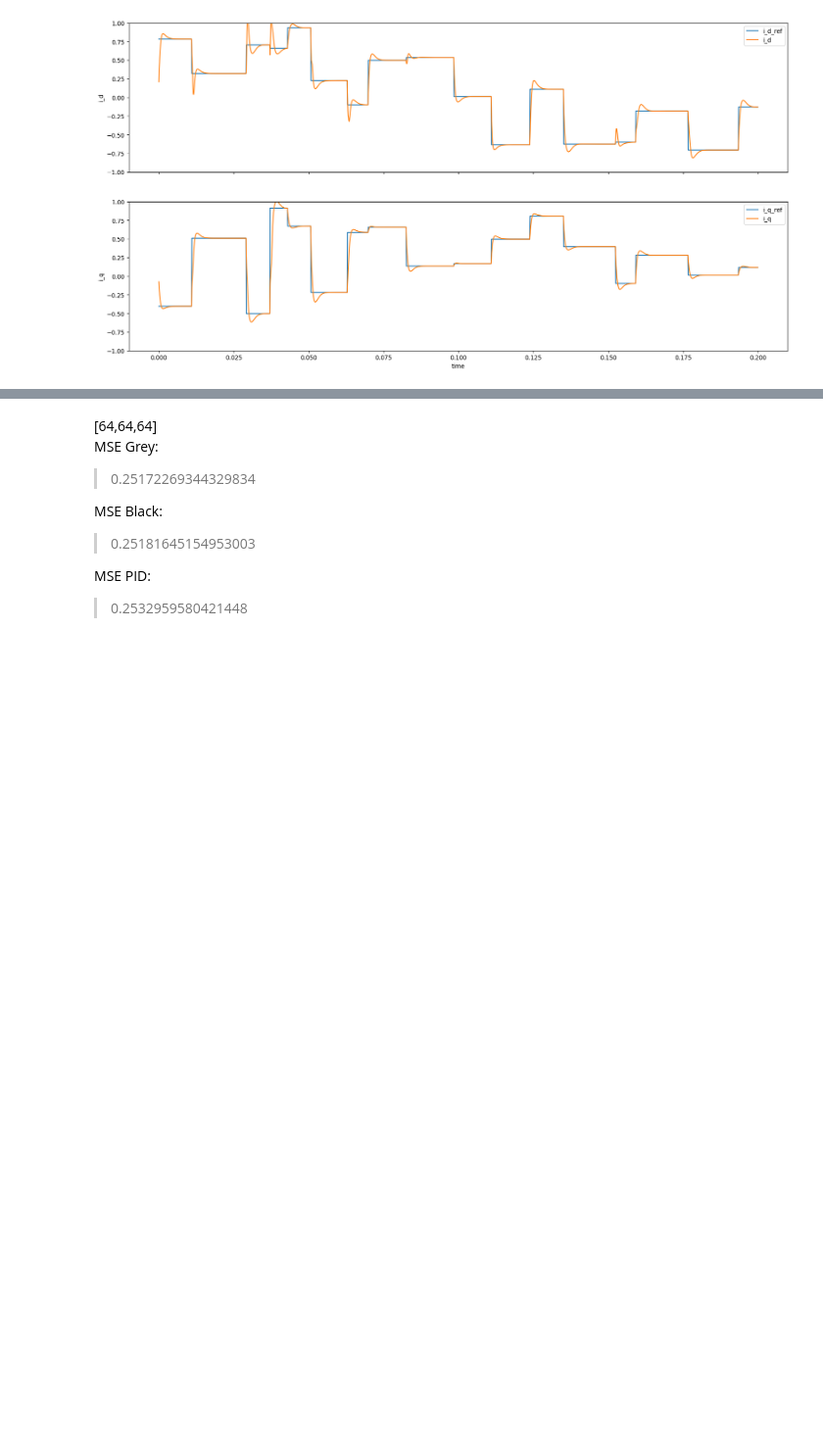
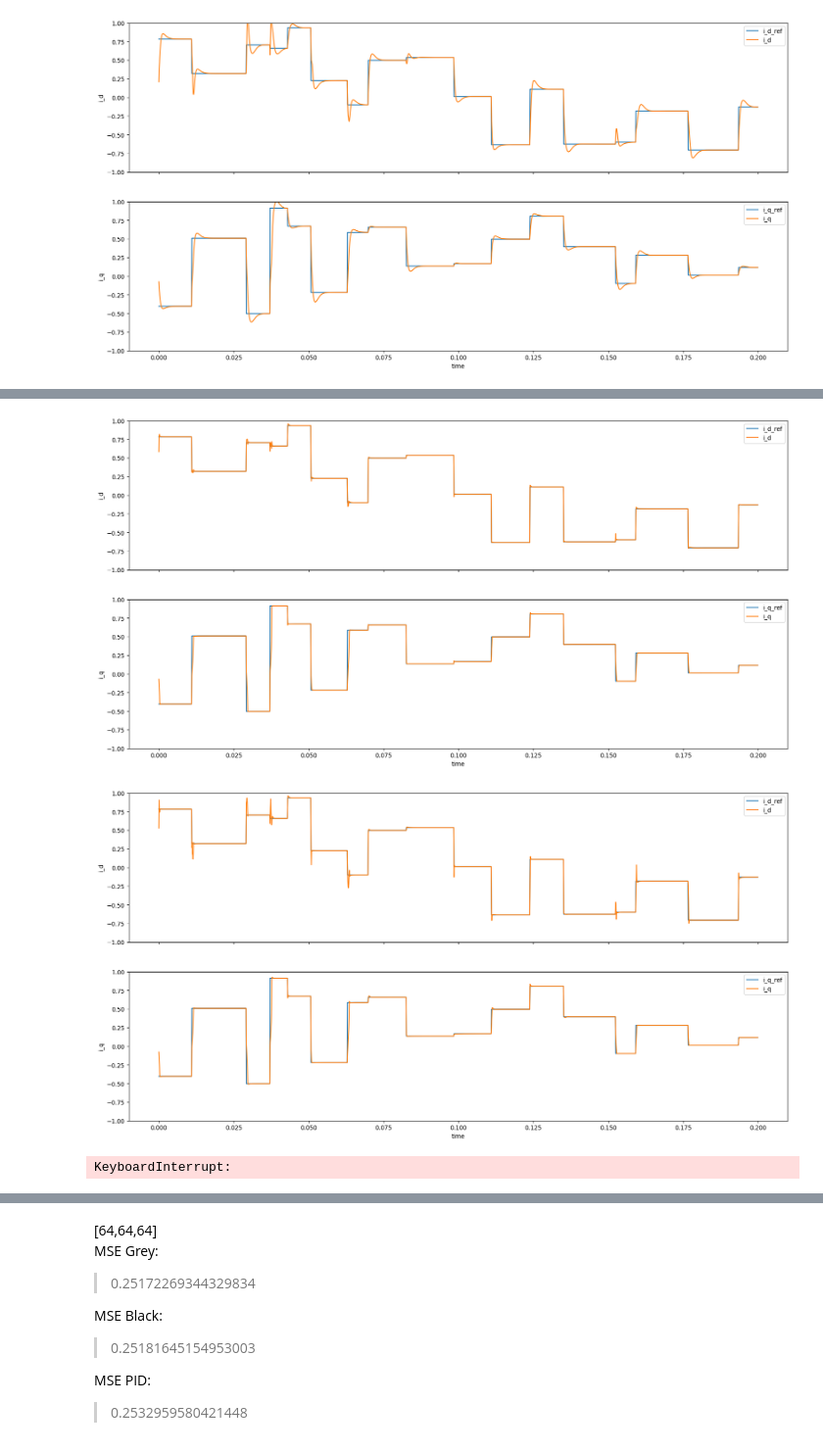
Before and after one commit to OliverSchw/dpc_project, a Jupyter notebook: final_notebooks/4.3.reference_tracking_comparison.ipynb, the cells around one changed output, grey strips where cells are left out. Shown at 98% size. Drawn from its saved outputs; the diff is of its cells as text; code cells hidden in the pictures; blank space fills up the shorter version.

```diff
--- a/final_notebooks/4.3.reference_tracking_comparison.ipynb
+++ b/final_notebooks/4.3.reference_tracking_comparison.ipynb
@@ -621,0 +680,6 @@ MSE PID:
+# %%
+grey_MSEs,black_MSEs= eval_policy_node(hidden_node=[64,64,64],hidden_policy=[64,64])
+# %% [output]
+[figure, added]
+[figure, added]
+KeyboardInterrupt:
```
Also changed, not shown: parts of 18 cells of this notebook, 16 other files.
